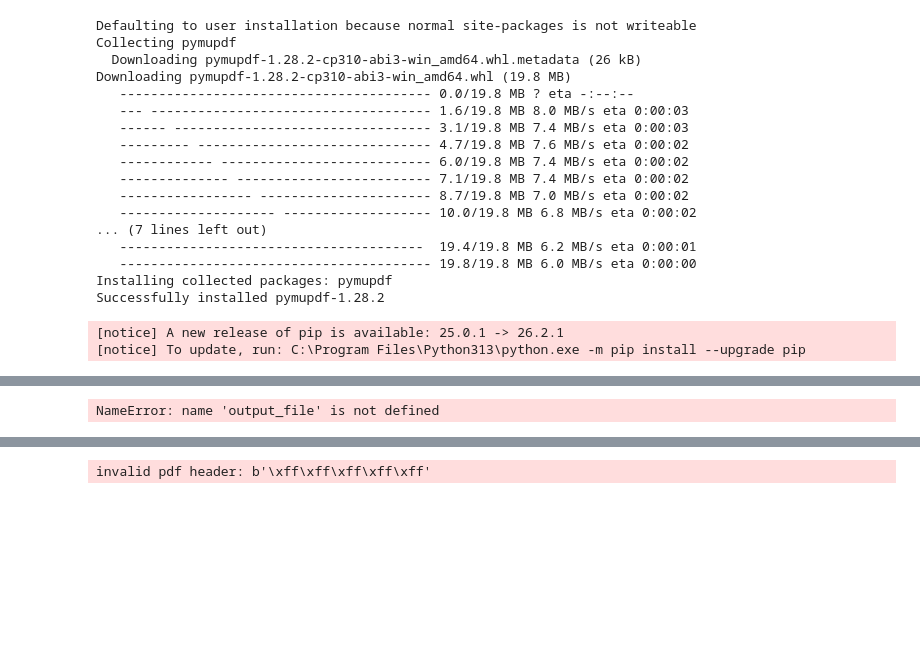
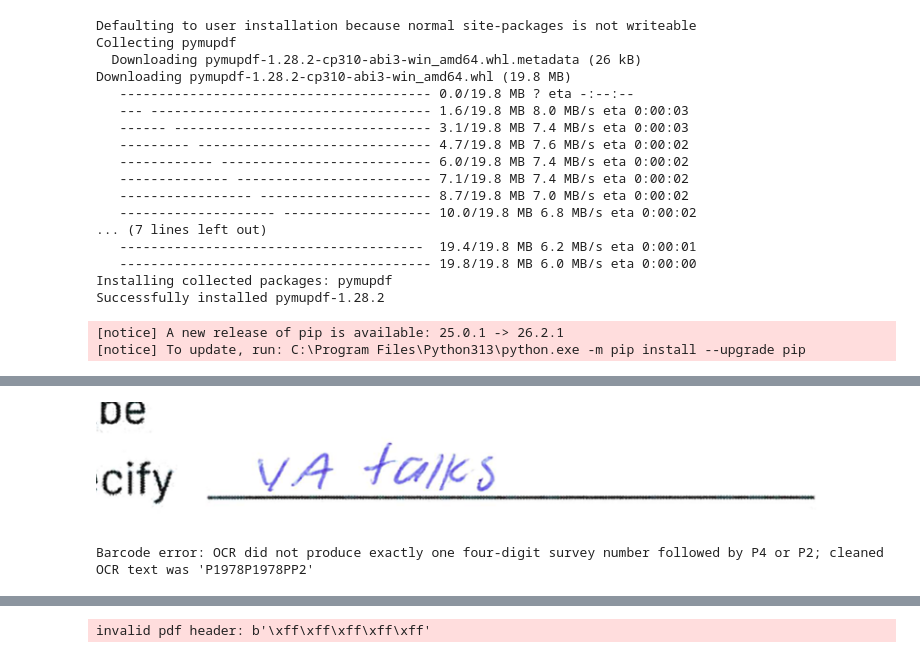
Before and after one commit to bjp73/Parish-Survey, a Jupyter notebook: 2026/Survey test.ipynb, the cells around one changed output, grey strips where cells are left out. Saved outputs shown, nothing was run; the diff lists cells and outputs as text; code cells hidden in the pictures; blank space fills up the shorter version.

Commit message:
13OCT26 commit aheadh of rerunning all scans after fixing catching of OCR text error

```diff
--- a/2026/Survey test.ipynb
+++ b/2026/Survey test.ipynb
@@ -62,4 +282,37 @@ png_data = c2p.crop_pdf_page_to_png(
+# %%
+ps.crop_png("c:\\GIT\\Parish-Survey\\2026\\rectified_page_1.png",[
+                        0.628726,
+                        0.359628,
+                        0.810692,
+                        0.401505
+                    ], "Q14 other.png")
+img = Image.open("Q14 other.png")
+display(img)
+# %% [output]
+[figure, added]
 # %%
-output_file
+
+try:
+    png_data, survey_number, page_code = ps.rectify_survey_page(
+        pdf_file="Test Surveys.pdf",
+        page_number=2,
+        json_file="Survey_coords_7OCT.9.json",
+        dpi=600,
+        tesseract_cmd=r"C:\Program Files\Tesseract-OCR\tesseract.exe",
+    )
+    print("Survey number:", survey_number)
+    print("Page code:", page_code)
+
+except ps.BarcodeReadError as error:
+    print("Barcode error:", error)
+
+    # Save the barcode crop included with the error.
+    error.save_barcode_crop("failed_barcode.png")
+
+    # Alternatively:
+    barcode_png_data = error.barcode_png
+
+except ps.SurveyProcessingError as error:
+    print("Page processing error:", error)
 # %% [output]
-NameError: name 'output_file' is not defined
+Barcode error: OCR did not produce exactly one four-digit survey number followed by P4 or P2; cleaned OCR text was 'P1978P1978PP2'
```
Also changed, not shown: parts of 24 cells of this notebook, 10 other files.
